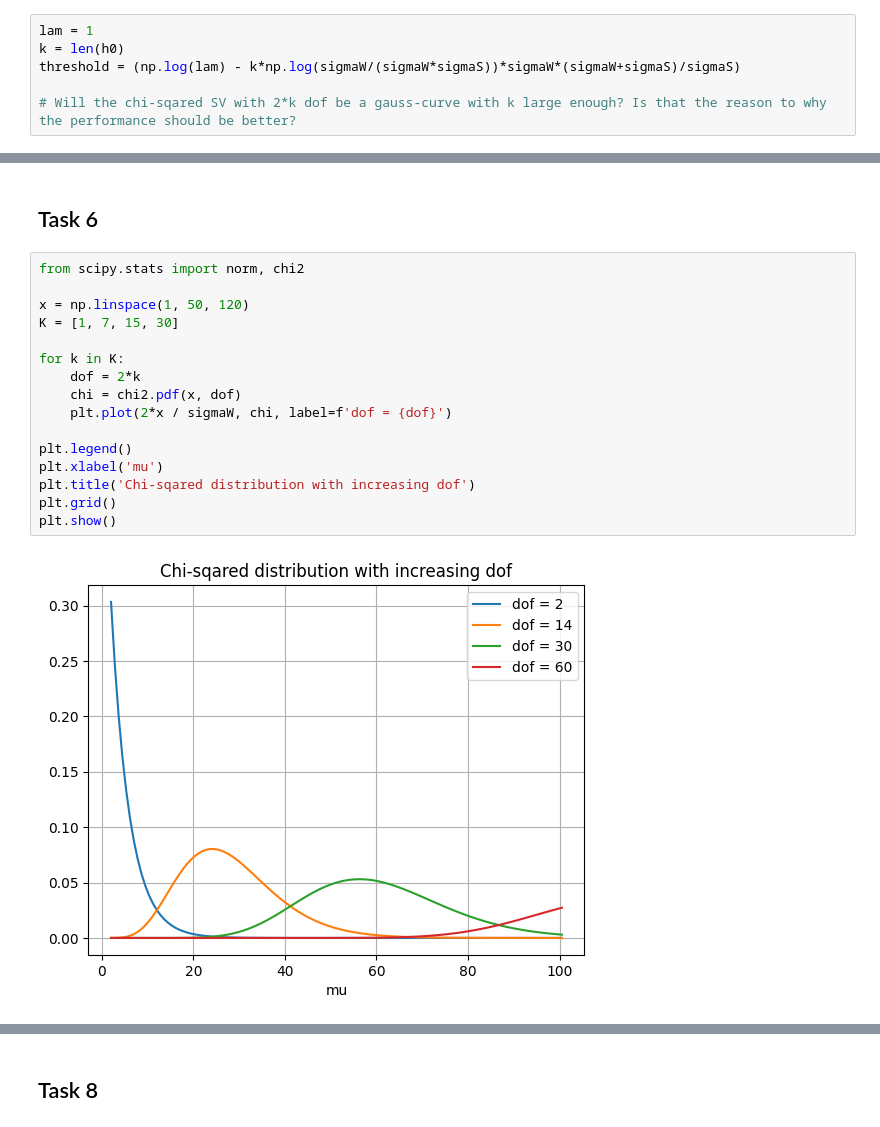
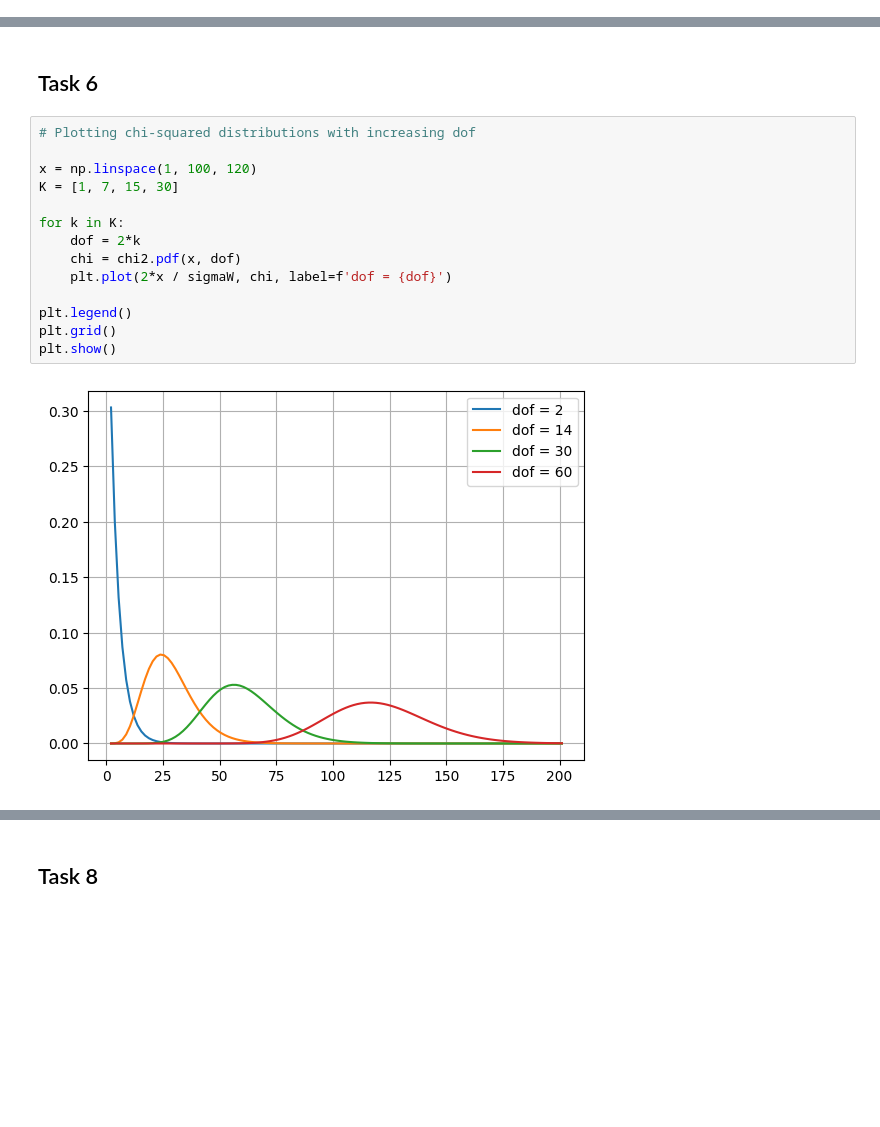
Before and after one commit to jakobaustrheim/TTT4275-Project, a Jupyter notebook: project/tasks.ipynb, the cells around one changed output, grey strips where cells are left out. Drawn from its saved outputs; the diff is of its cells as text; blank space fills up the shorter version.

```diff
--- a/project/tasks.ipynb
+++ b/project/tasks.ipynb
@@ -232,9 +192,3 @@ print(PD, PFa)
-# %%
-lam = 1
-k = len(h0)
-threshold = (np.log(lam) - k*np.log(sigmaW/(sigmaW*sigmaS))*sigmaW*(sigmaW+sigmaS)/sigmaS)
-
-# Will the chi-sqared SV with 2*k dof be a gauss-curve with k large enough? Is that the reason to why the performance should be better?
 # %% [markdown]
 ## Task 5
 # %%
@@ -262,21 +215,19 @@ plt.show()
 # %% [markdown]
 ## Task 6
 # %%
-from scipy.stats import norm, chi2
+# Plotting chi-squared distributions with increasing dof
 
-x = np.linspace(1, 50, 120)
+x = np.linspace(1, 100, 120)
 K = [1, 7, 15, 30]
 
 for k in K:
     dof = 2*k
     chi = chi2.pdf(x, dof)
     plt.plot(2*x / sigmaW, chi, label=f'dof = {dof}')
 
 plt.legend()
-plt.xlabel('mu')
-plt.title('Chi-sqared distribution with increasing dof')
 plt.grid()
 plt.show()
 # %% [output]
-[figure, old version]
+[figure, new version]
 # %%
```
Also changed, not shown: parts of 13 cells of this notebook.
